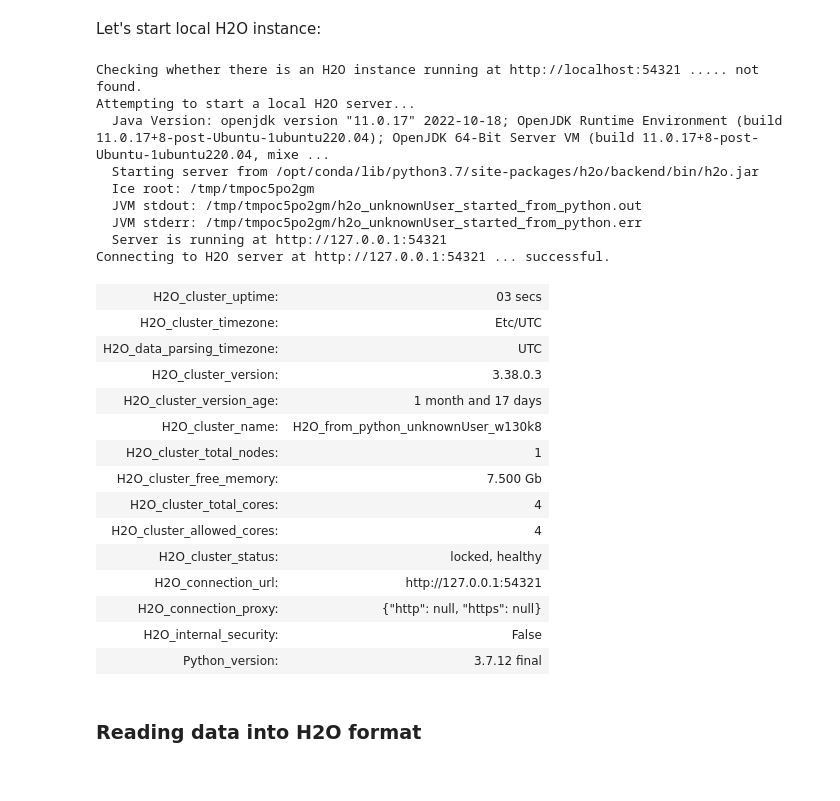
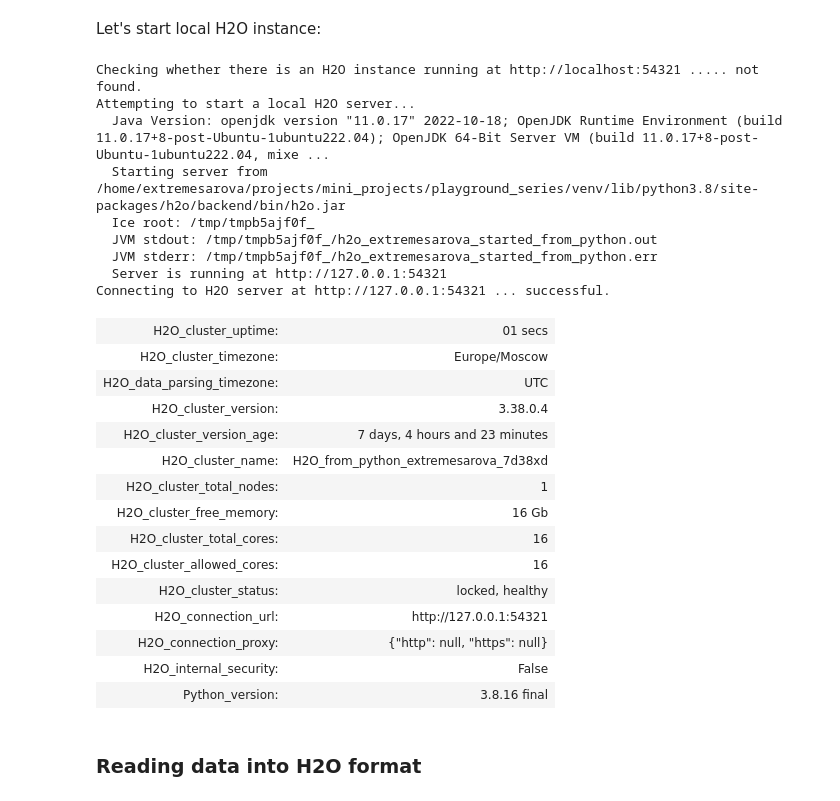
Before and after one commit to Extremesarova/competitions, a Jupyter notebook: playground_series/s3e1/notebooks/2-automl-ps-s3e1.ipynb, the cells around one changed output. Saved outputs shown, nothing was run; the diff lists cells and outputs as text; code cells hidden in the pictures.

```diff
--- a/playground_series/s3e1/notebooks/2-automl-ps-s3e1.ipynb
+++ b/playground_series/s3e1/notebooks/2-automl-ps-s3e1.ipynb
@@ -157,32 +157,32 @@ In total, we have 57777 (37137 from synthetic dataset and 20640 from original da
 # %% [markdown]
 Let's start local H2O instance:
 # %%
-h2o.init()
+h2o.init(max_mem_size="16g", min_mem_size="8g")
 # %% [output]
 Checking whether there is an H2O instance running at http://localhost:54321 ..... not found.
 Attempting to start a local H2O server...
-  Java Version: openjdk version "11.0.17" 2022-10-18; OpenJDK Runtime Environment (build 11.0.17+8-post-Ubuntu-1ubuntu220.04); OpenJDK 64-Bit Server VM (build 11.0.17+8-post-Ubuntu-1ubuntu220.04, mixe ...
-  Starting server from /opt/conda/lib/python3.7/site-packages/h2o/backend/bin/h2o.jar
-  Ice root: /tmp/tmpoc5po2gm
-  JVM stdout: /tmp/tmpoc5po2gm/h2o_unknownUser_started_from_python.out
-  JVM stderr: /tmp/tmpoc5po2gm/h2o_unknownUser_started_from_python.err
+  Java Version: openjdk version "11.0.17" 2022-10-18; OpenJDK Runtime Environment (build 11.0.17+8-post-Ubuntu-1ubuntu222.04); OpenJDK 64-Bit Server VM (build 11.0.17+8-post-Ubuntu-1ubuntu222.04, mixe ...
+  Starting server from /home/extremesarova/projects/mini_projects/playground_series/venv/lib/python3.8/site-packages/h2o/backend/bin/h2o.jar
+  Ice root: /tmp/tmpb5ajf0f_
+  JVM stdout: /tmp/tmpb5ajf0f_/h2o_extremesarova_started_from_python.out
+  JVM stderr: /tmp/tmpb5ajf0f_/h2o_extremesarova_started_from_python.err
   Server is running at http://127.0.0.1:54321
 Connecting to H2O server at http://127.0.0.1:54321 ... successful.
-| H2O_cluster_uptime: | 03 secs |
-| H2O_cluster_timezone: | Etc/UTC |
+| H2O_cluster_uptime: | 01 secs |
+| H2O_cluster_timezone: | Europe/Moscow |
 | H2O_data_parsing_timezone: | UTC |
-| H2O_cluster_version: | 3.38.0.3 |
-| H2O_cluster_version_age: | 1 month and 17 days |
-| H2O_cluster_name: | H2O_from_python_unknownUser_w130k8 |
+| H2O_cluster_version: | 3.38.0.4 |
+| H2O_cluster_version_age: | 7 days, 4 hours and 23 minutes |
+| H2O_cluster_name: | H2O_from_python_extremesarova_7d38xd |
 | H2O_cluster_total_nodes: | 1 |
-| H2O_cluster_free_memory: | 7.500 Gb |
-| H2O_cluster_total_cores: | 4 |
-| H2O_cluster_allowed_cores: | 4 |
+| H2O_cluster_free_memory: | 16 Gb |
+| H2O_cluster_total_cores: | 16 |
+| H2O_cluster_allowed_cores: | 16 |
 | H2O_cluster_status: | locked, healthy |
 | H2O_connection_url: | http://127.0.0.1:54321 |
 | H2O_connection_proxy: | {"http": null, "https": null} |
 | H2O_internal_security: | False |
-| Python_version: | 3.7.12 final |
+| Python_version: | 3.8.16 final |
 # %% [markdown]
 ### Reading data into H2O format
 # %%
```
Also changed, not shown: parts of 12 cells of this notebook, 2 other files.
